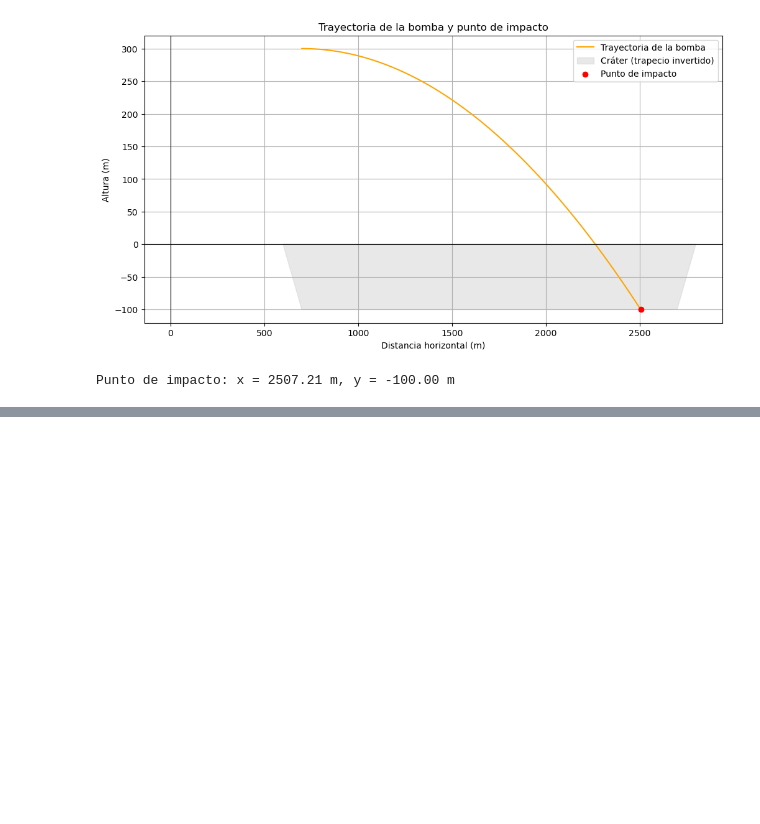
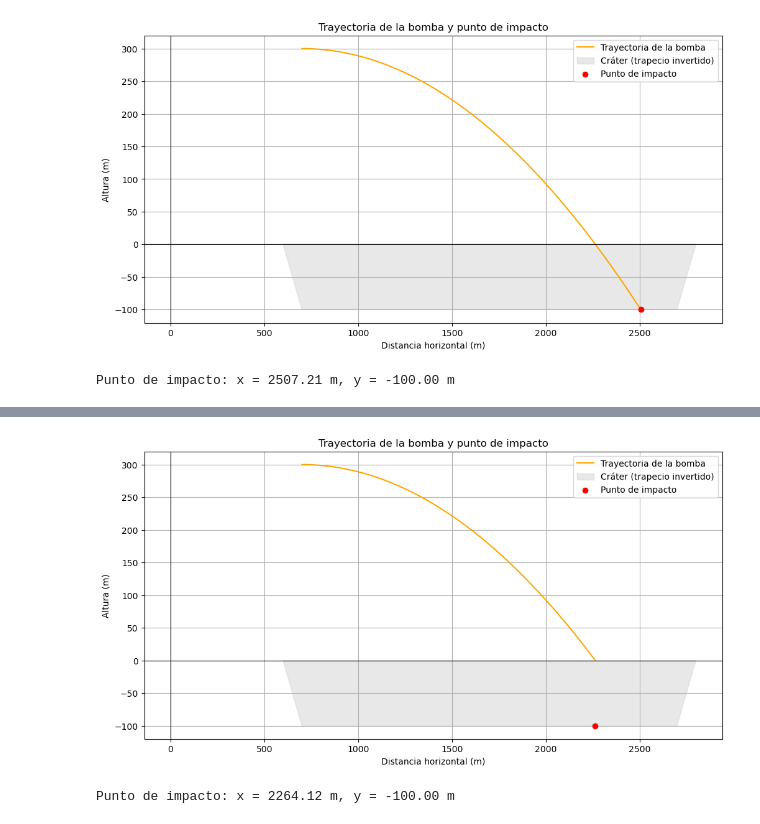
Before and after one commit to stiv001/Proyecto-metodos, a Jupyter notebook: Proyecto.ipynb, the cells around one changed output, grey strips where cells are left out. Drawn from its saved outputs; the diff is of its cells as text; code cells hidden in the pictures; blank space fills up the shorter version.

Commit message:
modificaciones de la grafica

```diff
--- a/Proyecto.ipynb
+++ b/Proyecto.ipynb
@@ -87,0 +102,78 @@ Punto de impacto: x = 2507.21 m, y = -100.00 m
+# %%
+import numpy as np
+import matplotlib.pyplot as plt
+
+# Parámetros de entrada
+ha = 300  # Altura inicial (en metros)
+hc = -100  # Altura del cráter (en metros)
+L = 2000  # Longitud de la zona del cráter (en metros)
+alpha = np.radians(45)  # Ángulo de lanzamiento (en radianes)
+d = 700  # Distancia horizontal inicial (en metros)
+v0 = 200  # Velocidad inicial de la bomba (en m/s)
+
+# Aceleración debida a la gravedad (en m/s^2)
+g = 9.81
+
+# Función para calcular la trayectoria de la bomba (usando movimiento rectilíneo)
+def trayectoria(x, x0, y0, v0x, v0y):
+    t = (x - x0) / v0x  # Tiempo de vuelo hasta la posición x
+    return y0 - 0.5 * g * t**2  # Altura en la posición x, solo gravedad afecta en y
+
+# Función para graficar la trayectoria
+def graficar_trayectoria():
+    # Definir los puntos del cráter (forma de trapecio invertido)
+    x_crater = [
+        d,
+        d + (hc / np.tan(alpha)),
+        d + L - (hc / np.tan(alpha)),
+        d + L
+    ]
+    y_crater = [hc, 0, 0, hc]
+
+    # Posición inicial en X e Y
+    x0 = d  # Posición inicial en X
+    y0 = ha  # Altura inicial en Y
+
+    # Componente de la velocidad horizontal (constante)
+    v0x = v0  # La velocidad horizontal es constante (sin aceleración en X)
+    v0y = 0  # No hay velocidad inicial en Y
+
+    # Calcular el tiempo necesario para que la bomba caiga al suelo (y=0)
+    tiempo_impacto = np.sqrt(2 * (ha) / g)  # Tiempo de caída al suelo desde la altura inicial
+    impacto_x = x0 + v0x * tiempo_impacto  # Distancia horizontal en ese tiempo
+
+    # Verificar si el impacto está dentro del rango del cráter
+    if impacto_x >= d and impacto_x <= (d + L):  # Si cae dentro del cráter
+        impacto_y = hc  # La bomba cae dentro del cráter, por lo tanto, la altura es hc
+    else:
+        impacto_y = 0  # Si no cae dentro del cráter, la bomba cae hasta el eje x (y=0)
+
+    # Traza de la trayectoria (desde la posición inicial hasta el impacto)
+    x_trayectoria = np.linspace(x0, impacto_x, 1000)  # Traza horizontal de la bomba
+    y_trayectoria = trayectoria(x_trayectoria, x0, y0, v0x, v0y)  # Calcular las posiciones verticales
+
+    # Graficar la trayectoria
+    plt.figure(figsize=(12, 6))
+    plt.plot(x_trayectoria, y_trayectoria, label="Trayectoria de la bomba", color="orange")
+    plt.fill(x_crater, y_crater, color="lightgrey", label="Cráter (trapecio invertido)", alpha=0.5)
+
+    # Mostrar el punto de impacto
+    plt.scatter(impacto_x, impacto_y, color="red", label="Punto de impacto", zorder=5)
+
+    # Configurar gráficos
+    plt.axhline(0, color="black", linewidth=0.8)
+    plt.axvline(0, color="black", linewidth=0.8)
+    plt.title("Trayectoria de la bomba y punto de impacto")
+    plt.xlabel("Distancia horizontal (m)")
+    plt.ylabel("Altura (m)")
+    plt.legend()
+    plt.grid()
+    plt.show()
+
+    print(f"Punto de impacto: x = {impacto_x:.2f} m, y = {impacto_y:.2f} m")
+
+# Llamar a la función para graficar la trayectoria
+graficar_trayectoria()
+# %% [output]
+[figure, added]
+Punto de impacto: x = 2264.12 m, y = -100.00 m
```
Also changed, not shown: parts of 1 cell of this notebook.
